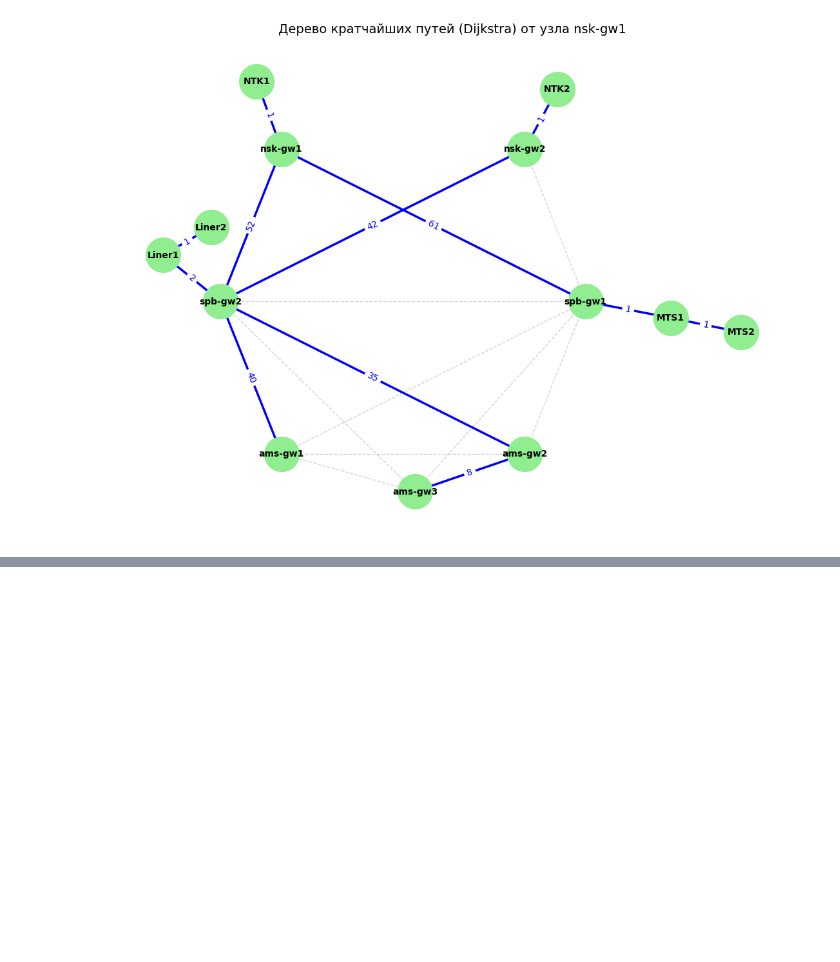
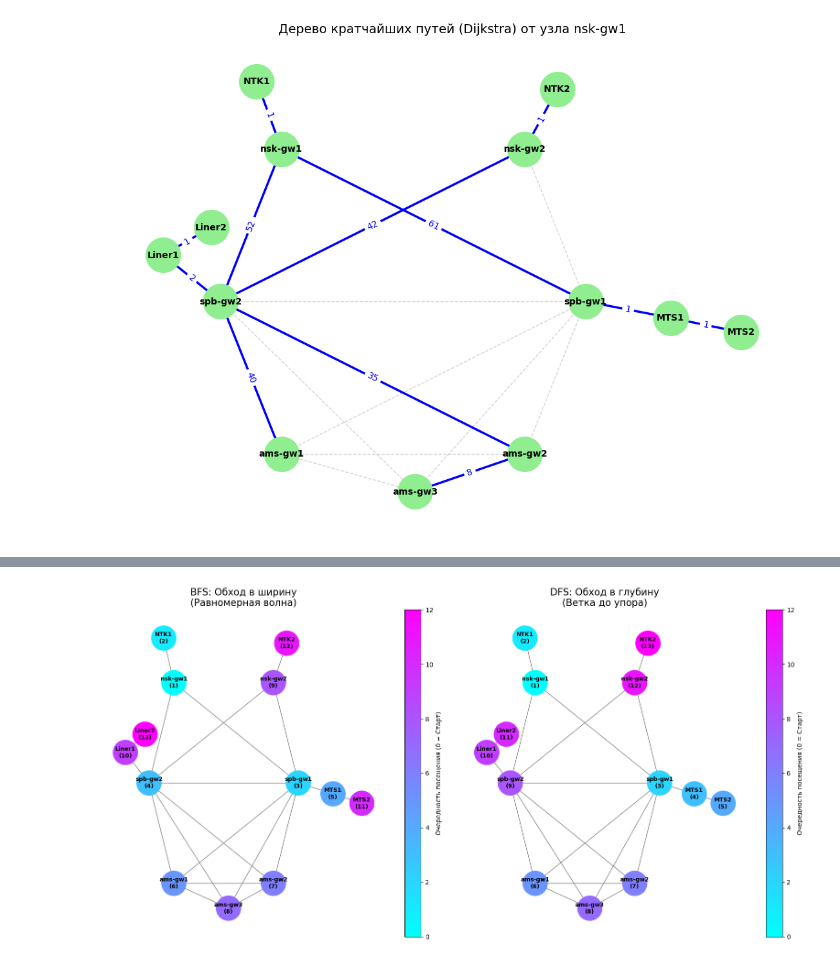
Before and after one commit to nikolyabb/college-homework, a Jupyter notebook: discrete_math/dmath.ipynb, the cells around one changed output, grey strips where cells are left out. Saved outputs shown, nothing was run; the diff lists cells and outputs as text; code cells hidden in the pictures; blank space fills up the shorter version.

```diff
--- a/discrete_math/dmath.ipynb
+++ b/discrete_math/dmath.ipynb
@@ -459,0 +575,36 @@ plt.show()
+# %%
+plt.figure(figsize=(16, 8))
+
+# Функция для отрисовки
+def draw_order(graph, pos, order, title, ax):
+    # Создаем карту цветов: чем позже посетили, тем светлее/ярче цвет
+    node_colors = [order.index(n) for n in graph.nodes()]
+
+    # Рисуем узлы с цветовой картой 'viridis' или 'cool'
+    nodes = nx.draw_networkx_nodes(graph, pos, node_color=node_colors,
+                                   cmap=plt.cm.cool, node_size=1500, ax=ax)
+
+    # Подписи: Имя узла + (Порядковый номер)
+    labels = {n: f"{n}\n({order.index(n) + 1})" for n in graph.nodes()}
+    nx.draw_networkx_labels(graph, pos, labels=labels, font_size=9, font_weight='bold', ax=ax)
+
+    # Ребра
+    nx.draw_networkx_edges(graph, pos, edge_color='gray', ax=ax)
+
+    ax.set_title(title, fontsize=15)
+    ax.axis('off')
+    # Добавляем Colorbar для понятности
+    plt.colorbar(nodes, ax=ax, label="Очередность посещения (0 = Старт)")
+
+# Рисуем BFS
+ax1 = plt.subplot(121)
+draw_order(G1, pos, bfs_order, "BFS: Обход в ширину\n(Равномерная волна)", ax1)
+
+# Рисуем DFS
+ax2 = plt.subplot(122)
+draw_order(G1, pos, dfs_order, "DFS: Обход в глубину\n(Ветка до упора)", ax2)
+
+plt.tight_layout()
+plt.show()
+# %% [output]
+[figure, added]
```
Also changed, not shown: parts of 11 cells of this notebook, 1 other file.
